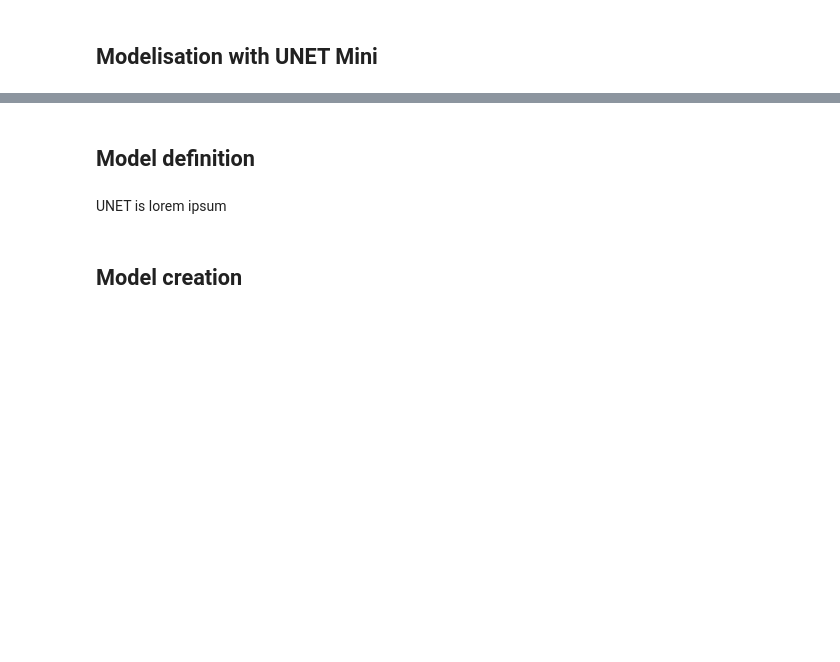
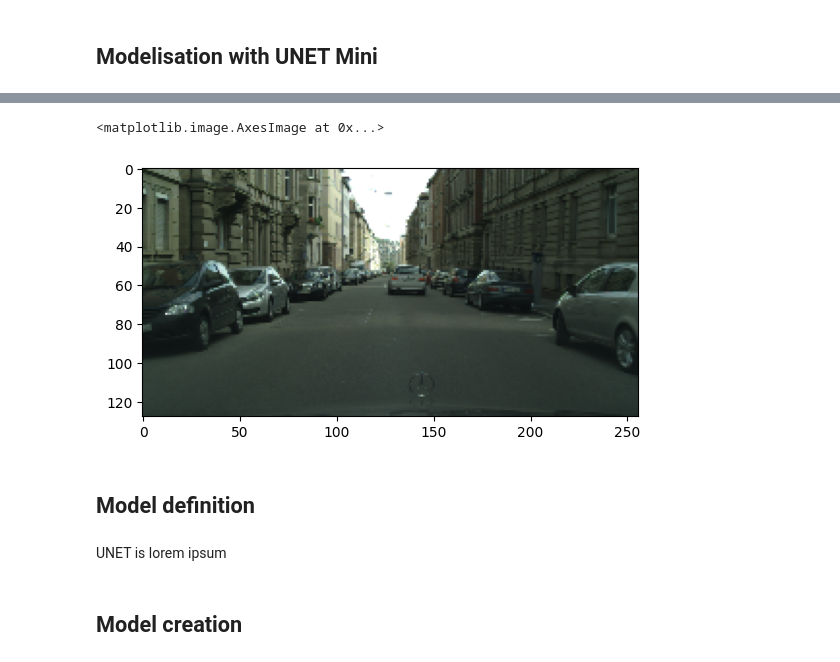
Before and after one commit to 6be709c0/oc-ai-engineer, a Jupyter notebook: OC/P8/output/1_scripts_modelistation_1_unet_mini_032024.ipynb, the cells around one changed output, grey strips where cells are left out. Saved outputs shown, nothing was run; the diff lists cells and outputs as text; code cells hidden in the pictures; blank space fills up the shorter version.

```diff
--- a/OC/P8/output/1_scripts_modelistation_1_unet_mini_032024.ipynb
+++ b/OC/P8/output/1_scripts_modelistation_1_unet_mini_032024.ipynb
@@ -18,3 +97,8 @@ n = NotebookProcessor(config)
+# %%
+plt.imshow(first_batch_images[0])
+# %% [output]
+<matplotlib.image.AxesImage at 0x...>
+[figure, added]
 # %% [markdown]
 ## Model definition
 # %% [markdown]
```
Also changed, not shown: parts of 10 cells of this notebook, 10 other files.
